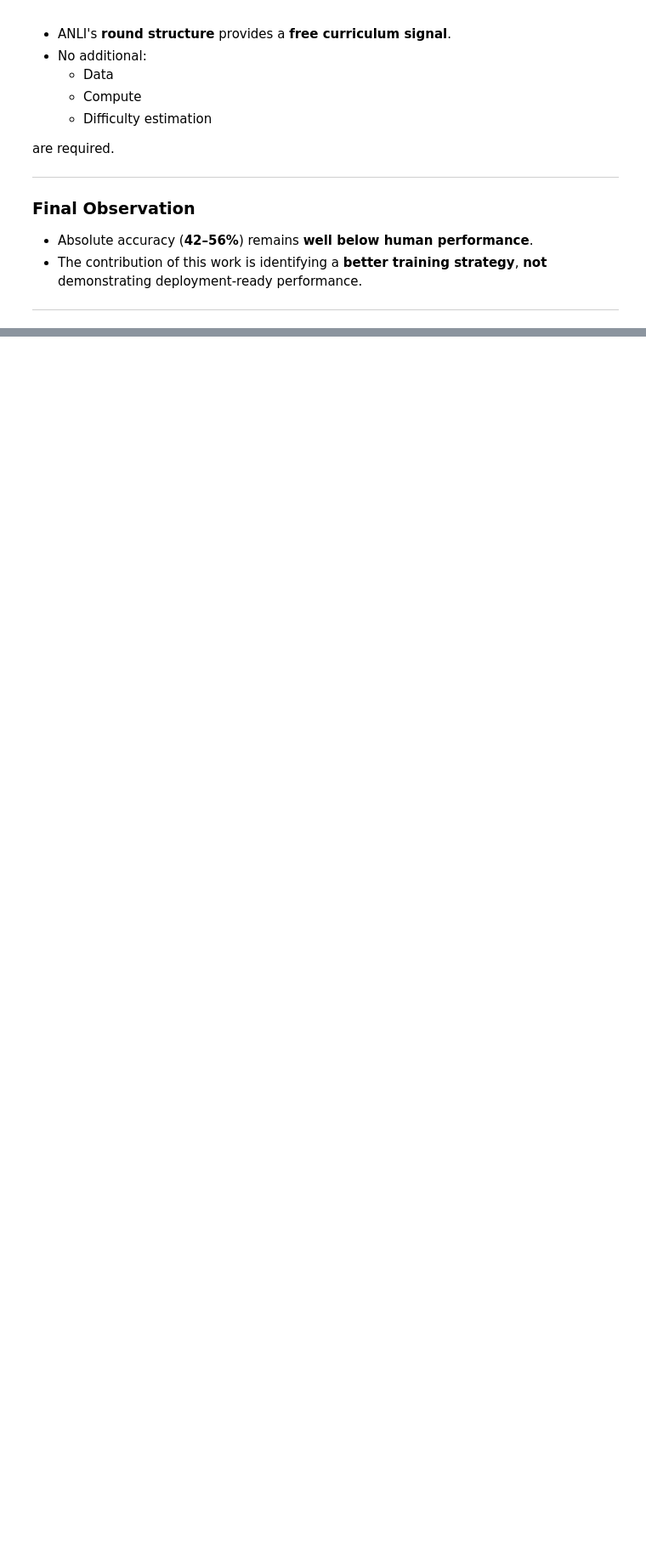
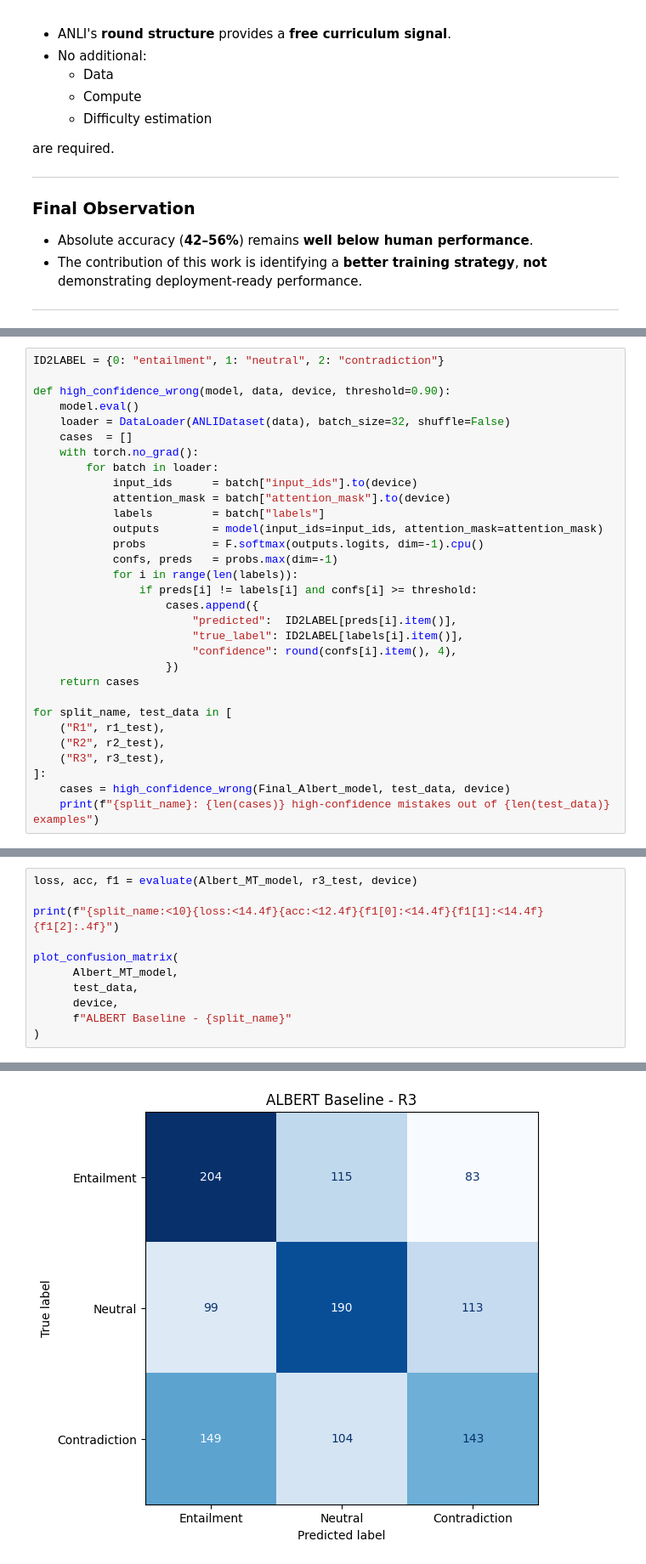
Before and after one commit to Sagar5687/ANLI_Model, a Jupyter notebook: Presentation.ipynb, the cells around one changed output, grey strips where cells are left out. Shown at 85% size. Saved outputs shown, nothing was run; the diff lists cells and outputs as text; blank space fills up the shorter version.

```diff
--- a/Presentation.ipynb
+++ b/Presentation.ipynb
@@ -528,0 +611,31 @@ are required.
+# %%
+ID2LABEL = {0: "entailment", 1: "neutral", 2: "contradiction"}
+
+def high_confidence_wrong(model, data, device, threshold=0.90):
+    model.eval()
+    loader = DataLoader(ANLIDataset(data), batch_size=32, shuffle=False)
+    cases  = []
+    with torch.no_grad():
+        for batch in loader:
+            input_ids      = batch["input_ids"].to(device)
+            attention_mask = batch["attention_mask"].to(device)
+            labels         = batch["labels"]
+            outputs        = model(input_ids=input_ids, attention_mask=attention_mask)
+            probs          = F.softmax(outputs.logits, dim=-1).cpu()
+            confs, preds   = probs.max(dim=-1)
+            for i in range(len(labels)):
+                if preds[i] != labels[i] and confs[i] >= threshold:
+                    cases.append({
+                        "predicted":  ID2LABEL[preds[i].item()],
+                        "true_label": ID2LABEL[labels[i].item()],
+                        "confidence": round(confs[i].item(), 4),
+                    })
+    return cases
+
+for split_name, test_data in [
+    ("R1", r1_test),
+    ("R2", r2_test),
+    ("R3", r3_test),
+]:
+    cases = high_confidence_wrong(Final_Albert_model, test_data, device)
+    print(f"{split_name}: {len(cases)} high-confidence mistakes out of {len(test_data)} examples")
@@ -528,0 +689,12 @@ are required.
+# %%
+loss, acc, f1 = evaluate(Albert_MT_model, r3_test, device)
+
+print(f"{split_name:<10}{loss:<14.4f}{acc:<12.4f}{f1[0]:<14.4f}{f1[1]:<14.4f}{f1[2]:.4f}")
+
+plot_confusion_matrix(
+      Albert_MT_model,
+      test_data,
+      device,
+      f"ALBERT Baseline - {split_name}"
+)
+# %% [output]
@@ -528,0 +702 @@ are required.
+[figure, added]
```
Also changed, not shown: parts of 10 cells of this notebook.
